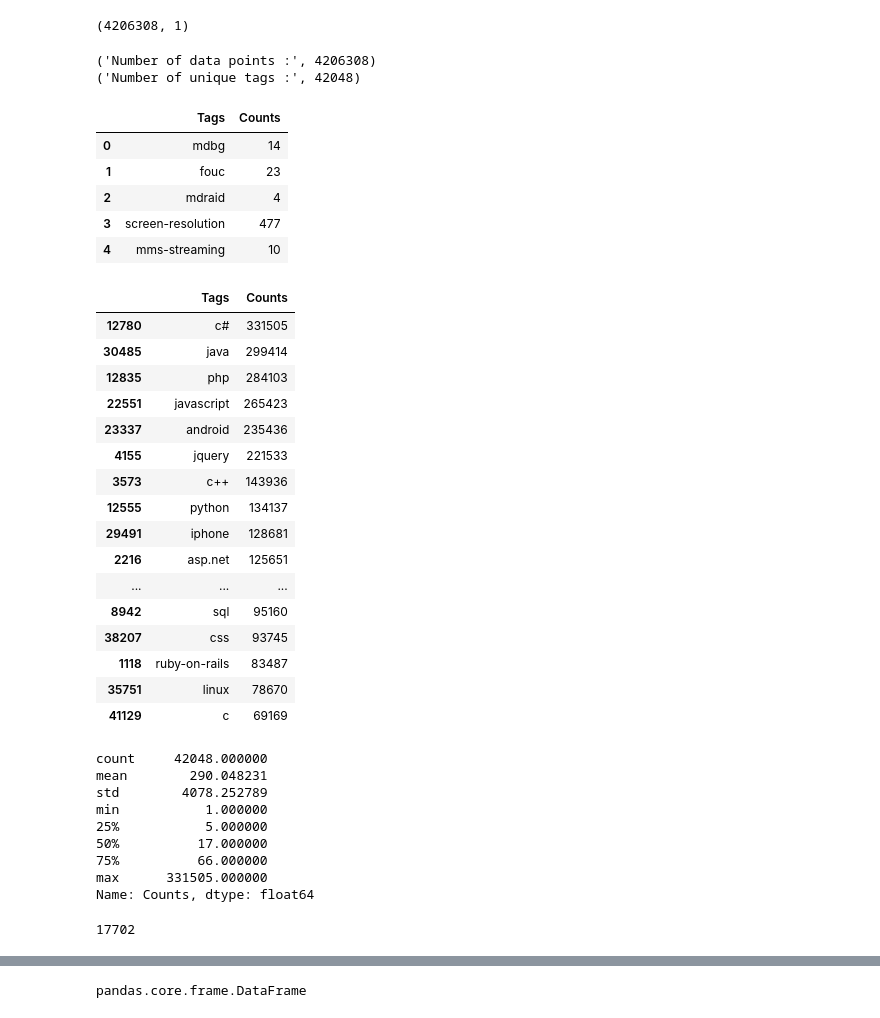
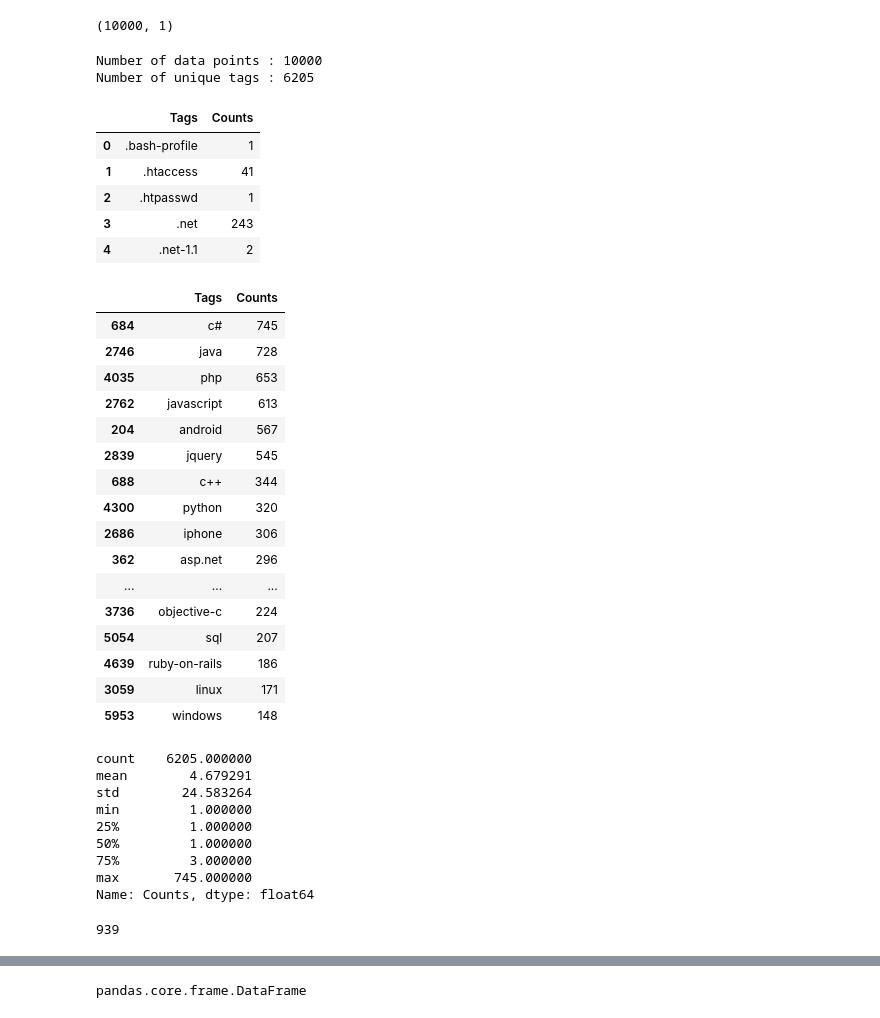
Before and after one commit to praseedm/SO_Tag_Prediction, a Jupyter notebook: Dummy/1 EDA.ipynb, the cells around one changed output, grey strips where cells are left out. Cells and saved outputs as stored; diff of their text form; code cells hidden in the pictures.

```diff
--- a/Dummy/1 EDA.ipynb
+++ b/Dummy/1 EDA.ipynb
@@ -7,8 +7,8 @@ from sqlalchemy import create_engine
 import os
 import csv
 # %%
-loc = '/data/SO_predict_DATA'
-db_name = '/train_no_dup.db'
+loc = ''#'/data/SO_predict_DATA'
+db_name = 'random_train.db'#'/train_no_dup.db'
 # %%
 def create_connection(db_file):
     """ create a database connection to the SQLite database
@@ -27,10 +27,10 @@ def create_connection(db_file):
 con = create_connection(db_name)
 # %%
 if con is not None:
-    tag_data = pd.read_sql('''SELECT Tags FROM no_dup_train''',con)
+    tag_data = pd.read_sql('''SELECT Tags FROM data''',con)
     print(tag_data.shape)
 # %% [output]
-(4206308, 1)
+(10000, 1)
 # %%
 from sklearn.feature_extraction.text import CountVectorizer
 # %%
@@ -40,8 +40,8 @@ tag_dtm = vectorizer.fit_transform(tag_data['Tags'])
 print("Number of data points :", tag_dtm.shape[0])
 print("Number of unique tags :", tag_dtm.shape[1])
 # %% [output]
-('Number of data points :', 4206308)
-('Number of unique tags :', 42048)
+Number of data points : 10000
+Number of unique tags : 6205
 # %%
 tag_names = vectorizer.get_feature_names()
 # %%
@@ -49,22 +49,22 @@ freqs = tag_dtm.sum(axis=0).A1    ##.A1 Return `self` as a flattened `ndarray`.
 result = dict(zip(tag_names, freqs))
 # %%
 #Saving this dictionary to csv files.
-if not os.path.isfile('full_tag_counts.csv'):
-    with open('full_tag_counts.csv', 'w') as csv_file:
+if not os.path.isfile('tag_counts.csv'):
+    with open('tag_counts.csv', 'w') as csv_file:
         writer = csv.writer(csv_file)
         writer.writerow(['Tags', 'Counts'])
         for key, value in result.items():
             writer.writerow([key, value])
 
-tag_df = pd.read_csv("full_tag_counts.csv")
+tag_df = pd.read_csv("tag_counts.csv")
 tag_df.head()
 # %% [output]
 |  | Tags | Counts |
-| 0 | mdbg | 14 |
-| 1 | fouc | 23 |
-| 2 | mdraid | 4 |
-| 3 | screen-resolution | 477 |
-| 4 | mms-streaming | 10 |
+| 0 | .bash-profile | 1 |
+| 1 | .htaccess | 41 |
+| 2 | .htpasswd | 1 |
+| 3 | .net | 243 |
+| 4 | .net-1.1 | 2 |
 # %%
 tag_df_sorted = tag_df.sort_values(['Counts'], ascending=False)
 tag_counts = tag_df_sorted['Counts'].values
@@ -72,36 +72,36 @@ tag_counts = tag_df_sorted['Counts'].values
 tag_df_sorted.head(20)
 # %% [output]
 |  | Tags | Counts |
-| 12780 | c# | 331505 |
-| 30485 | java | 299414 |
-| 12835 | php | 284103 |
-| 22551 | javascript | 265423 |
-| 23337 | android | 235436 |
-| 4155 | jquery | 221533 |
-| 3573 | c++ | 143936 |
-| 12555 | python | 134137 |
-| 29491 | iphone | 128681 |
-| 2216 | asp.net | 125651 |
+| 684 | c# | 745 |
+| 2746 | java | 728 |
+| 4035 | php | 653 |
+| 2762 | javascript | 613 |
+| 204 | android | 567 |
+| 2839 | jquery | 545 |
+| 688 | c++ | 344 |
+| 4300 | python | 320 |
+| 2686 | iphone | 306 |
+| 362 | asp.net | 296 |
 | ... | ... | ... |
-| 8942 | sql | 95160 |
-| 38207 | css | 93745 |
-| 1118 | ruby-on-rails | 83487 |
-| 35751 | linux | 78670 |
-| 41129 | c | 69169 |
+| 3736 | objective-c | 224 |
+| 5054 | sql | 207 |
+| 4639 | ruby-on-rails | 186 |
+| 3059 | linux | 171 |
+| 5953 | windows | 148 |
 # %%
 print(tag_df_sorted['Counts'].describe())
 # %% [output]
-count     42048.000000
-mean        290.048231
-std        4078.252789
-min           1.000000
-25%           5.000000
-50%          17.000000
-75%          66.000000
-max      331505.000000
+count    6205.000000
+mean        4.679291
+std        24.583264
+min         1.000000
+25%         1.000000
+50%         1.000000
+75%         3.000000
+max       745.000000
 Name: Counts, dtype: float64
 # %%
-42048 - (len(tag_df_sorted[tag_df_sorted['Counts'] < 25]))
+len(tag_df_sorted) - (len(tag_df_sorted[tag_df_sorted['Counts'] < 5]))
 # %% [output]
-17702
+939
 # %%
```
Also changed, not shown: parts of 4 cells of this notebook, 10 other files.
